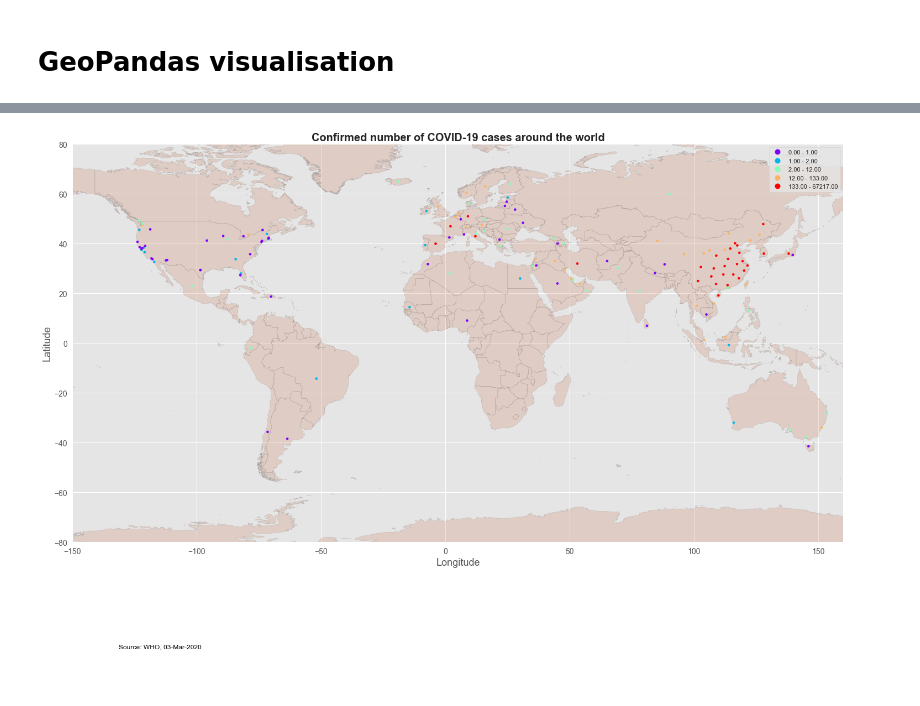
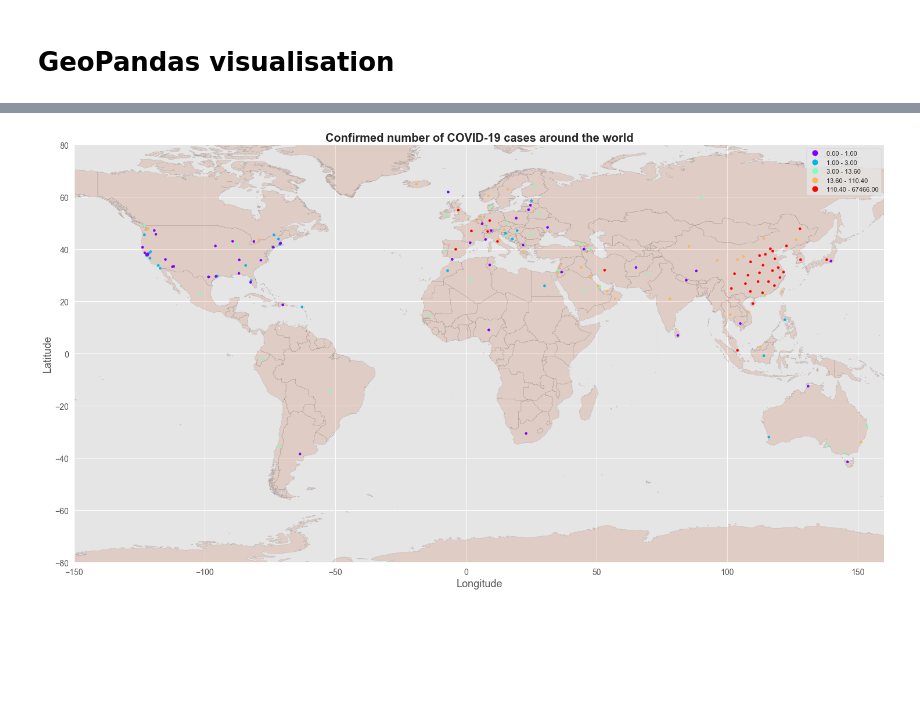
Before and after one commit to frankcardozo/Coronavirus_analysis, a Jupyter notebook: codvid19.ipynb, the cells around one changed output, grey strips where cells are left out. Saved outputs shown, nothing was run; the diff lists cells and outputs as text; code cells hidden in the pictures; blank space fills up the shorter version.

```diff
--- a/codvid19.ipynb
+++ b/codvid19.ipynb
@@ -17,7 +17,7 @@ pd.set_option('display.max_rows', 999999)
 pd.set_option('display.max_columns', 999999)
 pd.set_option('display.width', 999999)
 # %%
-ds = pd.read_csv('./csse_covid_19_data/csse_covid_19_daily_reports/03-03-2020.csv')
+ds = pd.read_csv('./csse_covid_19_data/csse_covid_19_daily_reports/03-05-2020.csv')
 ds.head()
 # %% [output]
 |  | Province/State | Country/Region | Last Update | Confirmed | Deaths | Recovered | Latitude | Longitude |
@@ -395,30 +395,26 @@ with warnings.catch_warnings():
 # %%
 fig, ax = plt.subplots(figsize=(25,20))
 
 world_map.plot(ax=ax, alpha=0.15, color='#C24813', edgecolor='black')
 
 geo_ds.plot(column='Confirmed', ax=ax, markersize=16,
             legend=True,
             categorical=False,
             scheme='Quantiles',
             cmap='rainbow')
 
 plt.xlim(-150,160)
 plt.ylim(-80,80)
 plt.title('Confirmed number of COVID-19 cases around the world', fontsize=20, fontweight='bold')
 plt.ylabel('Latitude', fontsize=18)
 plt.xlabel('Longitude', fontsize=18)
 plt.xticks(fontsize=14)
 plt.yticks(fontsize=14)
 
-ax.annotate('Source: WHO, 03-Mar-2020', xy=(0.1, .08),  xycoords='figure fraction',
-            ha='left', va='top', fontsize=12, color='black')
-
-
 plt.savefig('covid_global_map_confirmed.jpg', dpi=540)
 plt.show()
 # %% [output]
-[figure, old version]
+[figure, new version]
 # %%
 #plotting confirmed cases in Europe
 
```
Also changed, not shown: parts of 18 cells of this notebook, 10 other files.
